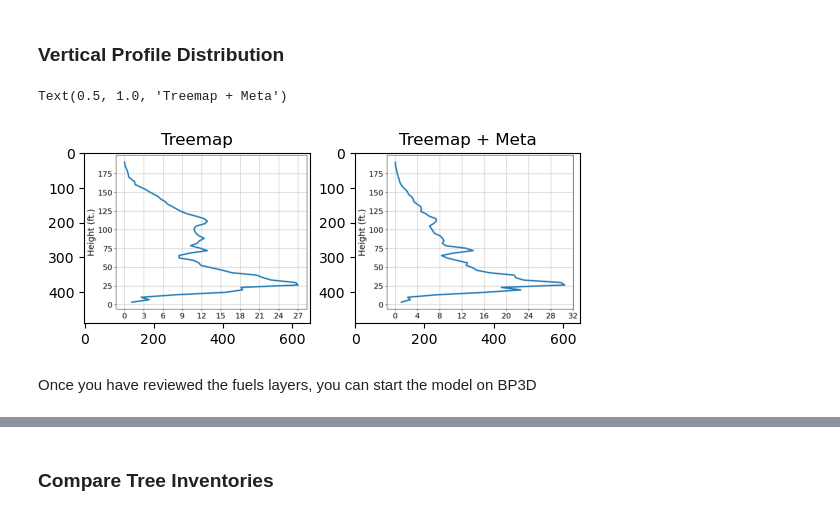
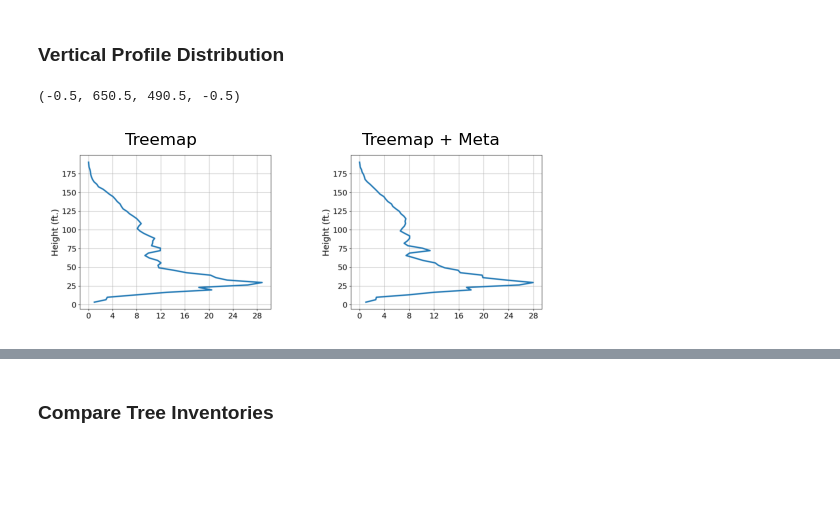
Before and after one commit to BurnPro3D/agu_2025, a Jupyter notebook: workflow_PUC.ipynb, the cells around one changed output, grey strips where cells are left out. Drawn from its saved outputs; the diff is of its cells as text; code cells hidden in the pictures; blank space fills up the shorter version.

```diff
--- a/workflow_PUC.ipynb
+++ b/workflow_PUC.ipynb
@@ -951,20 +824,21 @@ treemap_meta_dist.sort()
 # %%
 response_a = requests.get(treemap_dist[0])
 response_b = requests.get(treemap_meta_dist[0])
 
 image_a = Image.open(BytesIO(response_a.content))
 image_b = Image.open(BytesIO(response_b.content))
 
 img_A = np.array(image_a)
 img_B = np.array(image_b)
 
 fig, ax = plt.subplots(1,2)
 ax[0].imshow(img_A)
 ax[0].set_title('Treemap')
+ax[0].axis('off')
+
 ax[1].imshow(img_B)
 ax[1].set_title('Treemap + Meta')
+ax[1].axis('off')
 # %% [output]
-Text(0.5, 1.0, 'Treemap + Meta')
+(-0.5, 650.5, 490.5, -0.5)
-[figure, old version]
+[figure, new version]
-# %% [markdown]
-Once you have reviewed the fuels layers, you can start the model on BP3D
```
Also changed, not shown: parts of 55 cells of this notebook.
